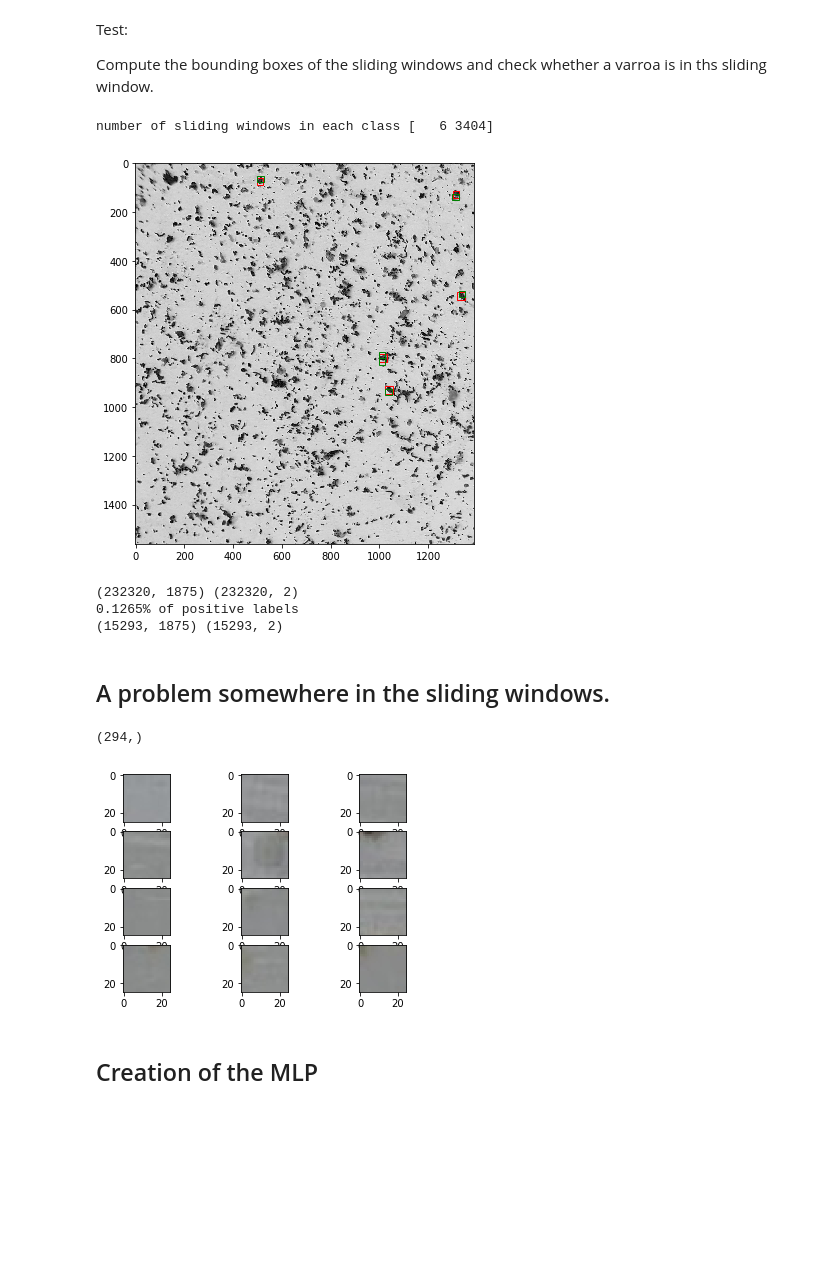
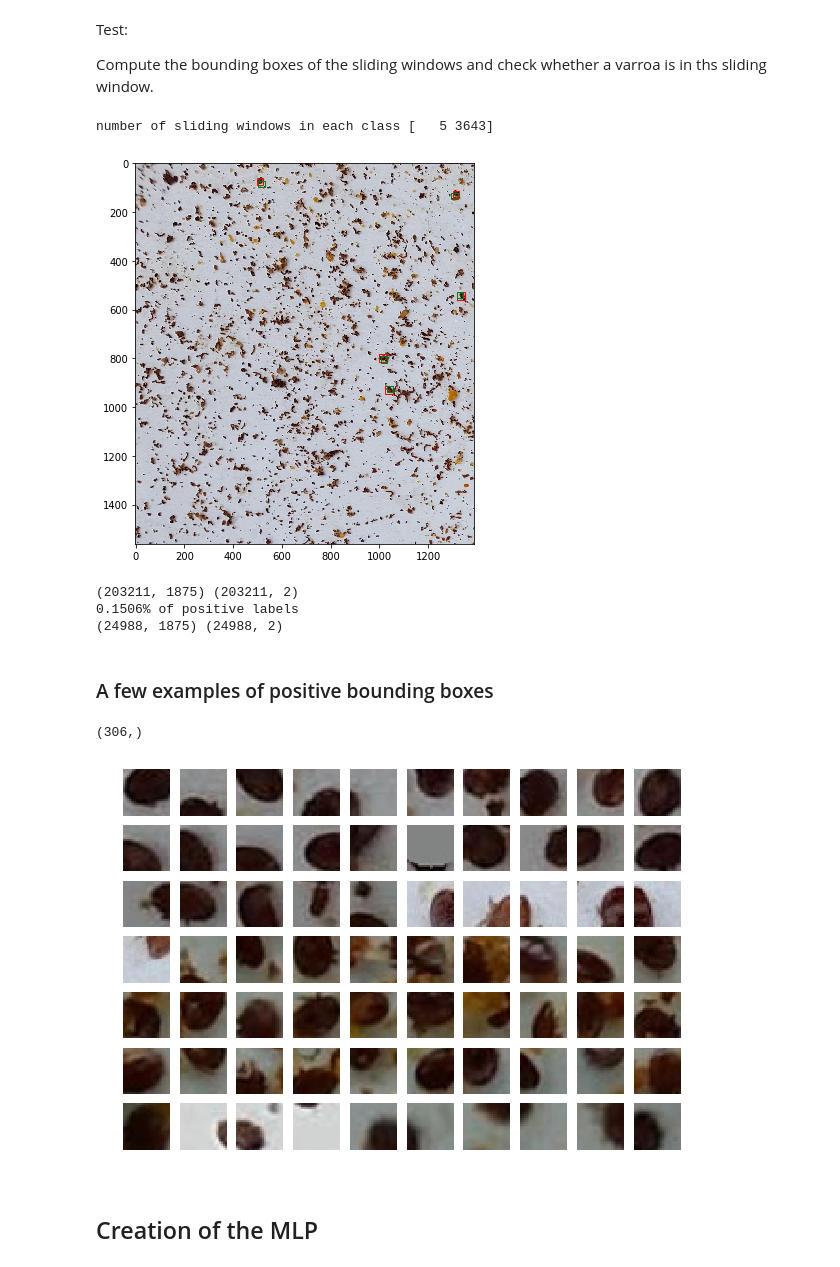
Before and after one commit to KingOfCola/EE-451_Project, a Jupyter notebook: special_project.ipynb, the cells around one changed output. Drawn from its saved outputs; the diff is of its cells as text; code cells hidden in the pictures; blank space fills up the shorter version.

```diff
--- a/special_project.ipynb
+++ b/special_project.ipynb
@@ -126,10 +126,10 @@ def get_bboxes(annotations):
     Output:
         - list of [min_y, min_x, max_y, max_x] bounding boxes (y is the column index)
     """
-    return [[anno['bbox'][1],
-             anno['bbox'][0],
-             anno['bbox'][1] + anno['bbox'][3],
-             anno['bbox'][0] + anno['bbox'][2]] for anno in annotations]
+    return [[anno['bbox'][0],
+             anno['bbox'][1],
+             anno['bbox'][0] + anno['bbox'][2],
+             anno['bbox'][1] + anno['bbox'][3]] for anno in annotations]
 
 def minMaxBbox_to_sizeBbox(minMaxBbox):
     """
@@ -288,7 +288,7 @@ def create_boxes(image, label_image):
 
     image_label_overlay = label2rgb(label_image, image=image)
 
-    for region in regionprops(label_image):
+    for region in regionprops(label_image, coordinates = 'rc'):
         # skip the too small or too big boxes
         if region.area > 250 and region.area < 1000 and region.major_axis_length < 50:
             # draw rectangle around segmented coins
@@ -580,7 +571,7 @@ sw_size = sw_width * sw_height * channels
 num_labels = 2
 
 # step size of sliding window
-step = 25
+sw_step = 24
 
 # Intersection of bounding boxes decision function.
 def is_positive(bboxes, annotations_bboxes, overlap_th = 0.5):
@@ -598,6 +589,13 @@ def is_positive(bboxes, annotations_bboxes, overlap_th = 0.5):
     label = np.any(get_overlap_bboxes(bboxes, annotations_bboxes) / areas.reshape(1, -1) > overlap_th, axis=1).reshape(-1, 1)
     return np.concatenate([label, ~label], axis = 1)
 
+def get_sliding_bboxes(image, sw_height, sw_width, sw_step):
+    """
+    Computes the list of sliding bounding boxes corresponding to the image with given dimensions and step.
+    """
+    (h, w, _) = image.shape
+    return [[y, x, y + sw_height, x + sw_width] for x in range(0, h - sw_height, sw_step) for y in range(0, w - sw_width, sw_step)]
+
 
 def reformat_image(image, annotations_bboxes, get_class_func = is_positive):
     """
@@ -606,10 +604,9 @@ def reformat_image(image, annotations_bboxes, get_class_func = is_positive):
     than the given threshold
     """
 
-    (h, w, _) = image.shape
-    bboxes = [[x, y, x + sw_width, y + sw_height] for x in range(0, h - sw_height, step) for y in range(0, w - sw_width, step)]
+    bboxes = get_sliding_bboxes(image, sw_height, sw_width, sw_step)
 
-    return np.array([image[bb[0]:bb[2], bb[1]:bb[3], :].reshape(-1) for bb in bboxes]), is_positive(bboxes, annotations_bboxes)
+    return np.array([image[bb[1]:bb[3], bb[0]:bb[2], :].reshape(-1) for bb in bboxes]), is_positive(bboxes, annotations_bboxes)
 
 def reformat_dataset(images, annotations, get_class_func = is_positive):
     reshaped_dataset_and_labels = [reformat_image(image, annotation, get_class_func) for (image, annotation) in zip(images, annotations)]
@@ -629,26 +626,26 @@ annotations = [sizeBbox_to_minMaxBbox(anno['bbox']) for anno in TRAINING_ANNOTAT
 (h, w, _) = image.shape
 
 # Compute the sliding windows
-bboxes = [[x, y, x + sw_width, y + sw_height] for x in range(0, h - sw_height, step) for y in range(0, w - sw_width, step)]
+bboxes = get_sliding_bboxes(image, sw_height, sw_width, sw_step)
 print("number of sliding windows in each class", np.sum(is_positive(bboxes, annotations, overlap_th = 0.5), axis=0))
 
 ## Plots matching sliding windows
 fig, ax = plt.subplots(1, 1, figsize=(7, 7))
-ax.imshow(img_gray,cmap="gray")
+ax.imshow(image)
 plot_annotations(ax, TRAINING_ANNOTATIONS[img_name])
 plot_bboxes(ax, [bbox for bbox, p in zip(bboxes, is_positive(bboxes, annotations, overlap_th = 0.5)) if p[0]], edgecolor="g")
 plt.show()
 # %% [output]
-number of sliding windows in each class [   6 3404]
+number of sliding windows in each class [   5 3643]
-[figure, old version]
+[figure, new version]
 # %%
 # Import n images as training images
-n = 50
+n = 40
 TRAINING_IMAGES = get_images(TRAINING_NAMES[:n], IMAGES_DIR + "train/")
 TRAINING_ANNOTATIONS = get_annotations(TRAINING_NAMES[:n], ANNOTATIONS_DIR + "train/")
 
-TESTING_IMAGES = get_images(TRAINING_NAMES[n:n+3], IMAGES_DIR + "train/")
-TESTING_ANNOTATIONS = get_annotations(TRAINING_NAMES[n:n+3], ANNOTATIONS_DIR + "train/")
+TESTING_IMAGES = get_images(TRAINING_NAMES[n:n+5], IMAGES_DIR + "train/")
+TESTING_ANNOTATIONS = get_annotations(TRAINING_NAMES[n:n+5], ANNOTATIONS_DIR + "train/")
 
 # Computes the annotations for each image as minmax bounding boxes.
 annotations = [[sizeBbox_to_minMaxBbox(anno['bbox']) for anno in TRAINING_ANNOTATIONS[img_name]] for img_name in TRAINING_ANNOTATIONS]
@@ -665,23 +662,26 @@ annotations = [[sizeBbox_to_minMaxBbox(anno['bbox']) for anno in TESTING_ANNOTAT
 test_data, test_labels = reformat_dataset(TESTING_IMAGES.values(), annotations)
 print(test_data.shape, test_labels.shape)
 # %% [output]
-(232320, 1875) (232320, 2)
-0.1265% of positive labels
-(15293, 1875) (15293, 2)
+(203211, 1875) (203211, 2)
+0.1506% of positive labels
+(24988, 1875) (24988, 2)
-# %% [markdown]
-## A problem somewhere in the sliding windows.
+# %% [markdown]
+### A few examples of positive bounding boxes
 # %%
 # Show positive sliding windows
 indexes = np.where(train_labels[:, 0] > 0.5)[0]
 print(indexes.shape)
-fig, ax = plt.subplots(4, 3)
-for i in range(4):
-    for j in range(3):
-        ax[i, j].imshow(train_data[indexes[i * 3 + j], :].reshape((sw_height, sw_width, 3)) / 255)
+ncols = 10
+nrows = 7
+fig, ax = plt.subplots(nrows, ncols, figsize = (ncols, nrows))
+for i in range(nrows):
+    for j in range(ncols):
+        ax[i, j].imshow(train_data[indexes[i * ncols + j], :].reshape((sw_height, sw_width, 3)) / 255)
+        ax[i, j].axis('off')
 plt.show()
 # %% [output]
-(294,)
+(306,)
-[figure, old version]
+[figure, new version]
 # %% [markdown]
 ## Creation of the MLP
 # %%
```
Also changed, not shown: parts of 14 cells of this notebook.
